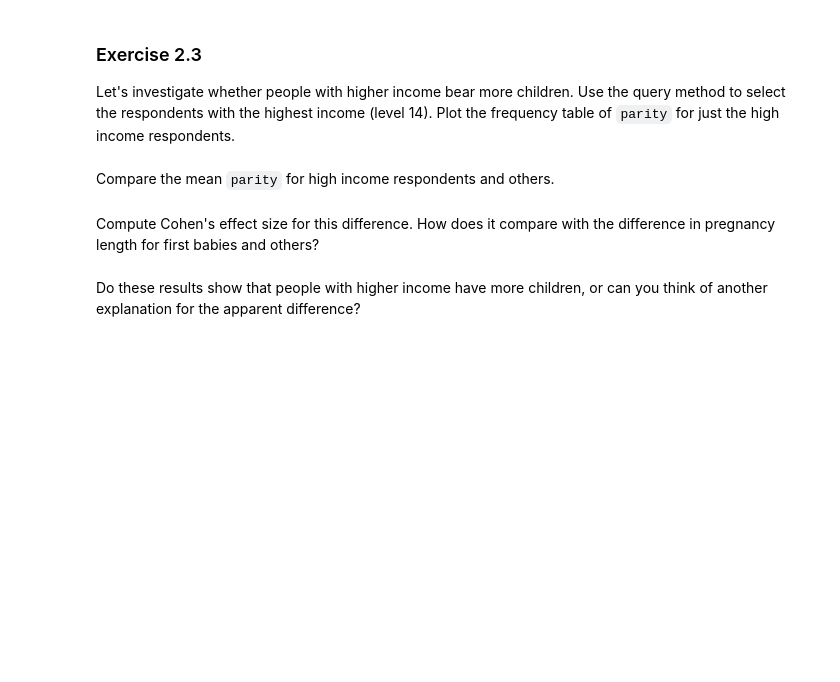
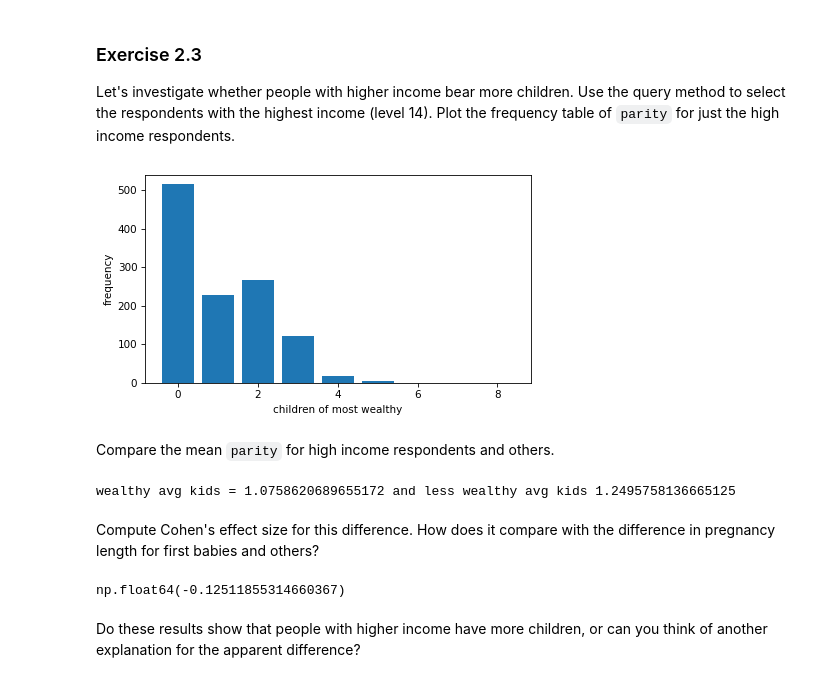
Before and after one commit to nsubordin81/coding-scratch, a Jupyter notebook: think_stats/chap02.ipynb, the cells around one changed output. Cells and saved outputs as stored; diff of their text form; code cells hidden in the pictures; blank space fills up the shorter version.

```diff
--- a/think_stats/chap02.ipynb
+++ b/think_stats/chap02.ipynb
@@ -548,15 +548,34 @@ Use the query method to select the respondents with the highest income (level 14
 Plot the frequency table of `parity` for just the high income respondents.
 # %%
 # Solution goes here
+top_inc_r = resp.query("totincr == 14")
+top_inc_r
+r_high_income = FreqTab.from_seq(top_inc_r["parity"])
+r_high_income.bar()
+decorate(xlabel="children of most wealthy", ylabel="frequency")
+# %% [output]
+[figure, added]
 # %% [markdown]
 Compare the mean `parity` for high income respondents and others.
 # %%
 # Solution goes here
+r_other_less_wealthy = resp.query("totincr != 14")
+less_wealthy = FreqTab.from_seq(r_other_less_wealthy["parity"])
+
+mean_wealthy = top_inc_r["parity"].mean()
+mean_less_wealthy = r_other_less_wealthy["parity"].mean()
+
+print(f"wealthy avg kids = {mean_wealthy} and less wealthy avg kids {mean_less_wealthy}")
+# %% [output]
+wealthy avg kids = 1.0758620689655172 and less wealthy avg kids 1.2495758136665125
 # %% [markdown]
 Compute Cohen's effect size for this difference.
 How does it compare with the difference in pregnancy length for first babies and others?
 # %%
 # Solution goes here
+cohen_effect_size(top_inc_r["parity"], r_other_less_wealthy["parity"])
+# %% [output]
+np.float64(-0.12511855314660367)
 # %% [markdown]
 Do these results show that people with higher income have more children, or can you think of another explanation for the apparent difference?
 # %%
```
